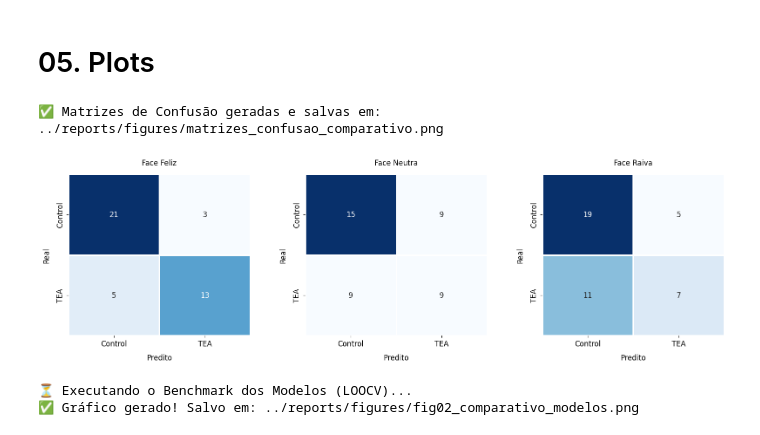
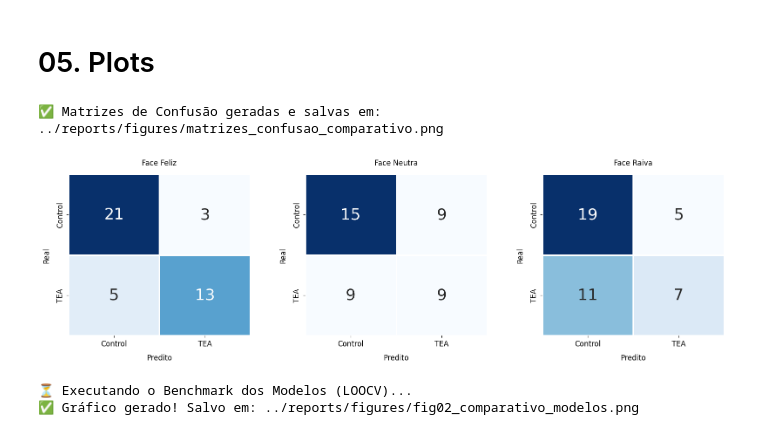
Before and after one commit to brunoandrade-osw/EEG_Project, a Jupyter notebook: notebooks/05_Plots.ipynb, the cells around one changed output. Saved outputs shown, nothing was run; the diff lists cells and outputs as text; code cells hidden in the pictures.

Commit message:
ajustes finais

```diff
--- a/notebooks/05_Plots.ipynb
+++ b/notebooks/05_Plots.ipynb
@@ -7,7 +7,7 @@ import pandas as pd
 import numpy as np
 import matplotlib.pyplot as plt
 import seaborn as sns
-from sklearn.ensemble import RandomForestClassifier
+from xgboost import XGBClassifier # Importação corrigida
 from sklearn.feature_selection import SelectKBest, f_classif
 from sklearn.model_selection import LeaveOneOut, cross_val_predict
 from sklearn.preprocessing import RobustScaler
@@ -19,7 +19,7 @@ import os
 
 warnings.filterwarnings("ignore")
 
-# 1. Configurações Visuais (Estritas: Tamanho 12, Sem Negrito)
+# 1. Configurações Visuais (Estritas: Tamanho 12, Sem Negrito para eixos)
 plt.rcParams.update({
     'font.size': 12,
     'axes.titlesize': 12,
@@ -53,6 +53,9 @@ pipeline = Pipeline([
                           eval_metric='logloss', random_state=97))
 ])
 
+# Definição explícita da estratégia de validação (Correção do erro oculto)
+cv_strategy = LeaveOneOut()
+
 # 4. Preparação do Plot (1 linha, 3 colunas)
 fig, axes = plt.subplots(1, 3, figsize=(16, 5))
 fig.patch.set_facecolor('white')
@@ -64,36 +67,36 @@ for idx, (nome_condicao, lista_triggers) in enumerate(condicoes_busca.items()):
         axes[idx].set_title(f"{nome_condicao}\n(Sem dados)")
         axes[idx].axis('off')
         continue
 
     # Garantia do N=42
     df_f = df_f.groupby(['ID', 'Grupo']).mean(numeric_only=True).reset_index()
     y = df_f['Grupo'].apply(lambda x: 1 if 'TEA' in x else 0).values
     X = df_f.drop(columns=['ID', 'Grupo', 'Condicao', 'Tipo'], errors='ignore')
 
     # Predição com LOOCV
     y_pred = cross_val_predict(pipeline, X, y, cv=cv_strategy)
     cm = confusion_matrix(y, y_pred)
 
-    # Plotagem Individual
+    # Plotagem Individual - Ajuste de fonte no annot_kws para 26 (~2,2x maior)
     sns.heatmap(cm, annot=True, fmt='d', cmap=paletas[idx], cbar=False, ax=axes[idx],
                 xticklabels=['Control', 'TEA'], yticklabels=['Control', 'TEA'],
-                annot_kws={"size": 12, "weight": "normal"},
+                annot_kws={"size": 26, "weight": "normal"},
                 linewidths=2, linecolor='white')
 
     axes[idx].set_title(nome_condicao, pad=15)
     axes[idx].set_ylabel('Real', labelpad=10)
     axes[idx].set_xlabel('Predito', labelpad=10)
 
 plt.tight_layout(w_pad=4.0)
 
 os.makedirs('../reports/figures', exist_ok=True)
 caminho_imagem = '../reports/figures/matrizes_confusao_comparativo.png'
 plt.savefig(caminho_imagem, dpi=300, bbox_inches='tight')
 print(f"✅ Matrizes de Confusão geradas e salvas em: {caminho_imagem}")
 plt.show()
 # %% [output]
 ✅ Matrizes de Confusão geradas e salvas em: ../reports/figures/matrizes_confusao_comparativo.png
-[figure, old version]
+[figure, new version]
 # %%
 # 02. VISUALIZAÇÃO: BENCHMARK DE ALGORITMOS
 
```
Also changed, not shown: parts of 1 cell of this notebook, 8 other files.
